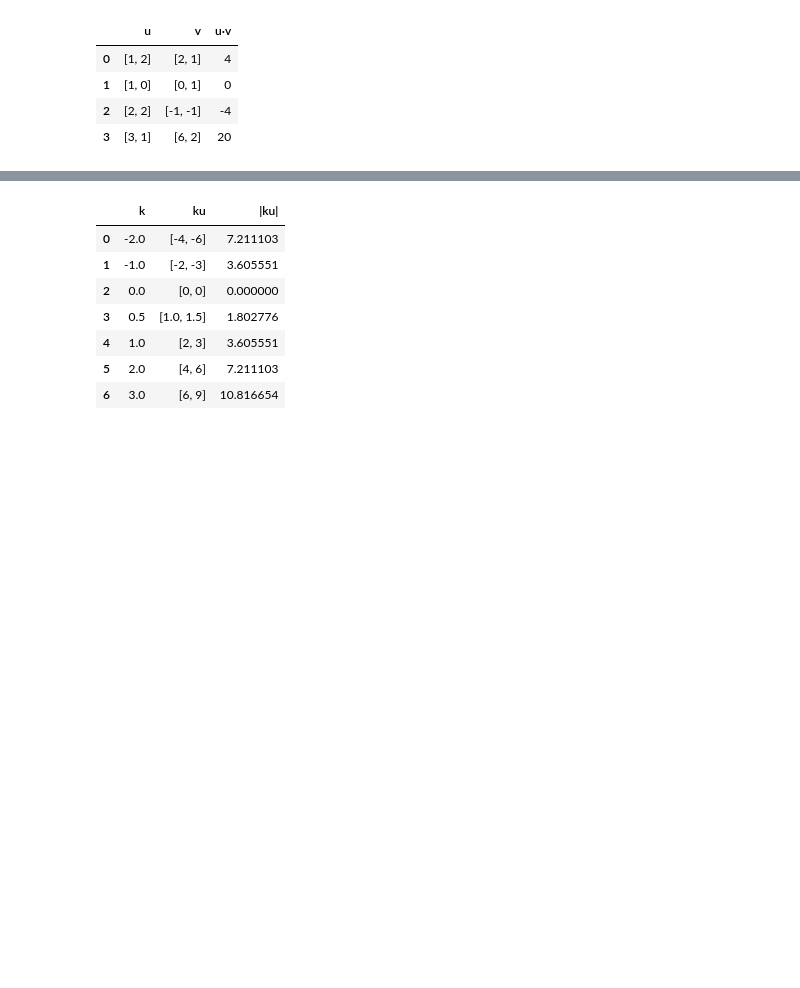
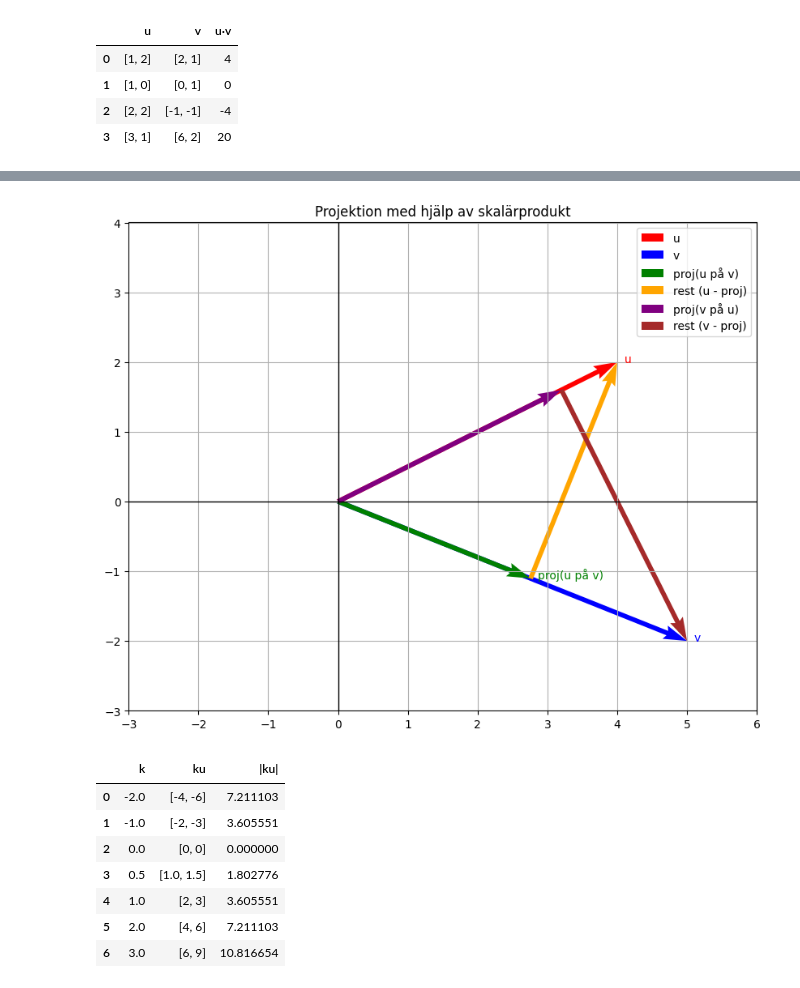
Before and after one commit to sebastianmentor/Lektioner_IntroML_TH_PYAI25, a Jupyter notebook: THPYAI25_intro_ml_Lektion_5/pd_plt_demo.ipynb, the cells around one changed output, grey strips where cells are left out. Cells and saved outputs as stored; diff of their text form; code cells hidden in the pictures; blank space fills up the shorter version.

```diff
--- a/THPYAI25_intro_ml_Lektion_5/pd_plt_demo.ipynb
+++ b/THPYAI25_intro_ml_Lektion_5/pd_plt_demo.ipynb
@@ -195,3 +203,61 @@ plt.show()
+# %%
+import numpy as np
+import matplotlib.pyplot as plt
+
+u = np.array([4, 2])
+v = np.array([5, -2])
+
+proj_u_on_v = (np.dot(u, v) / np.dot(v, v)) * v
+proj_v_on_u = (np.dot(u, v) / np.dot(u, u)) * u
+
+plt.figure(figsize=(10, 10))
+plt.axhline(0, color='black', linewidth=1)
+plt.axvline(0, color='black', linewidth=1)
+
+# Originalvektorer
+plt.quiver(0, 0, u[0], u[1], angles='xy', scale_units='xy', scale=1,
+           color='red', label='u')
+plt.quiver(0, 0, v[0], v[1], angles='xy', scale_units='xy', scale=1,
+           color='blue', label='v')
+
+# Projektion av u på v
+plt.quiver(0, 0, proj_u_on_v[0], proj_u_on_v[1],
+           angles='xy', scale_units='xy', scale=1,
+           color='green', label='proj(u på v)')
+
+# Restvektor (u - projektion)
+plt.quiver(proj_u_on_v[0], proj_u_on_v[1],
+           u[0] - proj_u_on_v[0], u[1] - proj_u_on_v[1],
+           angles='xy', scale_units='xy', scale=1,
+           color='orange', label='rest (u - proj)')
+
+# Projektion av v på u
+plt.quiver(0, 0, proj_v_on_u[0], proj_v_on_u[1],
+           angles='xy', scale_units='xy', scale=1,
+           color='purple', label='proj(v på u)')
+
+# Restvektor för v
+plt.quiver(proj_v_on_u[0], proj_v_on_u[1],
+           v[0] - proj_v_on_u[0], v[1] - proj_v_on_u[1],
+           angles='xy', scale_units='xy', scale=1,
+           color='brown', label='rest (v - proj)')
+
+# Textetiketter
+plt.text(u[0] + 0.1, u[1], 'u', color='red')
+plt.text(v[0] + 0.1, v[1], 'v', color='blue')
+plt.text(proj_u_on_v[0] + 0.1, proj_u_on_v[1],
+         'proj(u på v)', color='green')
+
+plt.xlim(-3, 6)
+plt.ylim(-3, 4)
+plt.grid(True)
+plt.gca().set_aspect('equal')
+
+plt.legend()
+plt.title("Projektion med hjälp av skalärprodukt")
+plt.show()
+# %% [output]
+[figure, added]
 # %%
 u = np.array([2, 3])
 skalärer = [-2, -1, 0, 0.5, 1, 2, 3]
```
Also changed, not shown: parts of 2 cells of this notebook, 3 other files.
